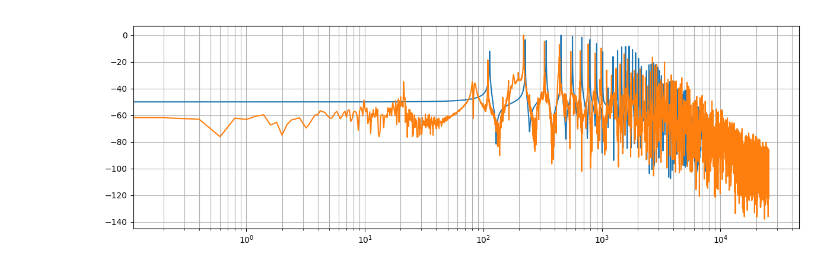
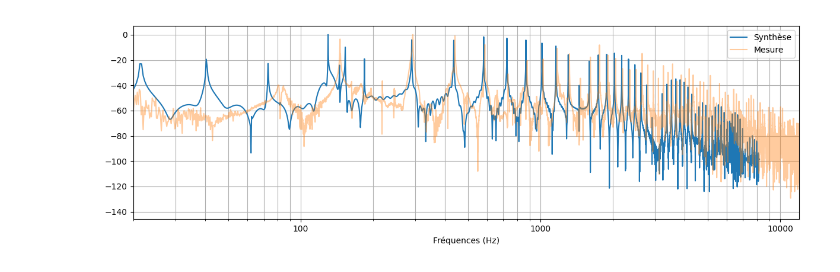
Before and after one commit to peladeaucome/ATIAM-PAM-AnalyseInstruments, a Jupyter notebook: Data/creaton_dataset_ss.ipynb, the cells around one changed output. Drawn from its saved outputs; the diff is of its cells as text; code cells hidden in the pictures.

```diff
--- a/Data/creaton_dataset_ss.ipynb
+++ b/Data/creaton_dataset_ss.ipynb
@@ -17,8 +17,8 @@ Fe = 2**14
 # %%
 Fichier = "../../Dataset/Test vico/metal"
 N_sample, param_dataset, xinB = param_Dataset(N_sample=200,
-                                             article_C = True,
-                                             acier_1C = False,
+                                            #  article_C = True,
+                                             acier_1C = True,
                                              acier_2C = False,
                                              medium_1T = True,
                                              medium_2T = False,
@@ -29,7 +29,7 @@ N_sample, param_dataset, xinB = param_Dataset(N_sample=200,
 # %%
 N_sample=1
 for i in range(N_sample):
-    T,rho_l,L,E_corde,I,h,E_nu,rhoT,Lx,Ly = param_dataset[i]
-    simu = f.Main_ss(T,rho_l,L,E_corde,I,h,E_nu,rhoT,Lx,Ly,xinB,Fe, obs="pos")
+    T,rho_l,L,B,h,E_nu,rhoT,Lx,Ly = param_dataset[i]
+    simu = f.Main_ss(T,rho_l,L,B,h,E_nu,rhoT,Lx,Ly,xinB,Fe, obs="acc")
     # write(Fichier + str(i) + '.wav',rate=Fe ,data = Force_au_chevalet_Nt / max(abs(Force_au_chevalet_Nt)))
 # %% [output]
@@ -41,5 +55,5 @@ display(Audio(simu, rate=Fe))
 # %%
 from scipy.io import wavfile, loadmat
-C1P1mat = loadmat("../../Mesures/Mesures_2023.01.27_LAM_normalise/Medium_1/Corde_Acier/C_2_P_1.mat")
+C1P1mat = loadmat("../../Mesures/Mesures_2023.01.27_LAM_normalise/Medium_1/Corde_Acier/C_3_P_1.mat")
 acc = C1P1mat["acc_t"].reshape(-1)
 fs2 = int(C1P1mat["fs"].reshape(-1))
@@ -46,33 +70,35 @@ fs2 = int(C1P1mat["fs"].reshape(-1))
 # %%
 fs = Fe
 Nfft = len(simu)
 Y = np.fft.rfft(simu, Nfft)
 fy = np.fft.rfftfreq(Nfft,1/fs)
 Y = np.abs(Y)/np.max(np.abs(Y))
 
 Nfft = len(acc)
 Y2 = np.fft.rfft(acc, Nfft)
 Y2 = np.abs(Y2)/np.max(np.abs(Y2))
 fy2 = np.fft.rfftfreq(Nfft,1/fs2)
 
 fig = plt.figure()
 ax1 = fig.add_subplot(111)
 
-ax1.semilogx(fy,20*np.log10(np.abs(Y)),label="")
-ax1.semilogx(fy2,20*np.log10(np.abs(Y2)),label="")
+ax1.semilogx(fy,20*np.log10(np.abs(Y)),label="Synthèse")
+ax1.semilogx(fy2,20*np.log10(np.abs(Y2)),label="Mesure", alpha=0.4)
 ax1.grid(which="both")
-#ax1.legend()
-ax1.set_xlabel("")
+ax1.legend()
+ax1.set_xlabel("Fréquences (Hz)")
 ax1.set_ylabel("")
 ax1.set_title(r"")
-# ax1.set_xlim(20,12000)
+ax1.set_xlim(20,12000)
 ax1.set_ylim()
-
+import matplotlib.ticker as mticker
+# ax1.xaxis.set_minor_formatter(mticker.ScalarFormatter())
+ax1.xaxis.set_major_formatter(mticker.ScalarFormatter())
 fig.tight_layout()
 
 plt.show()
 # %% [output]
-[figure, old version]
+[figure, new version]
 # %%
 import pickle
 with open("../Guitar_model/experiences/modal_m2.pkl", "rb") as f :
```
Also changed, not shown: parts of 5 cells of this notebook, 3 other files.
